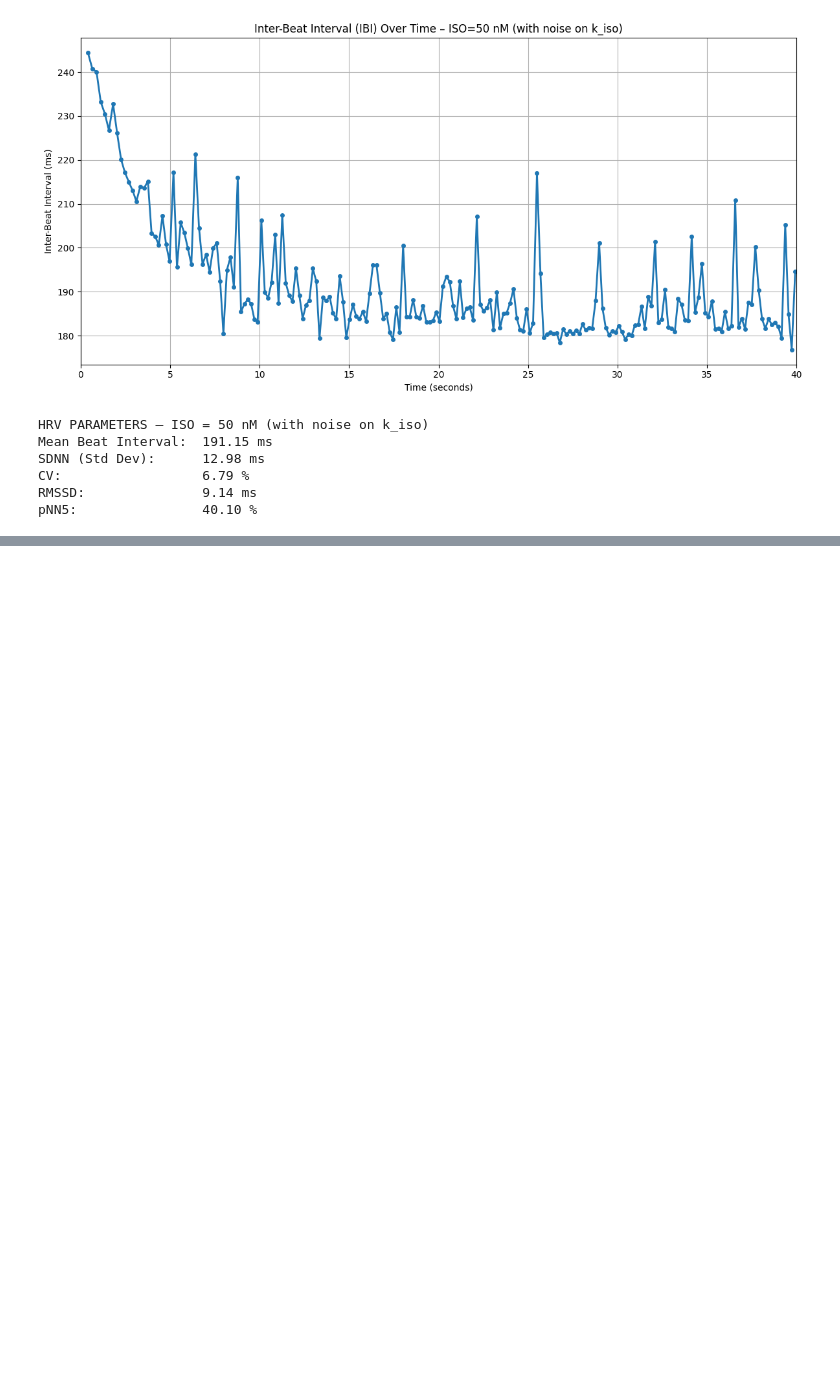
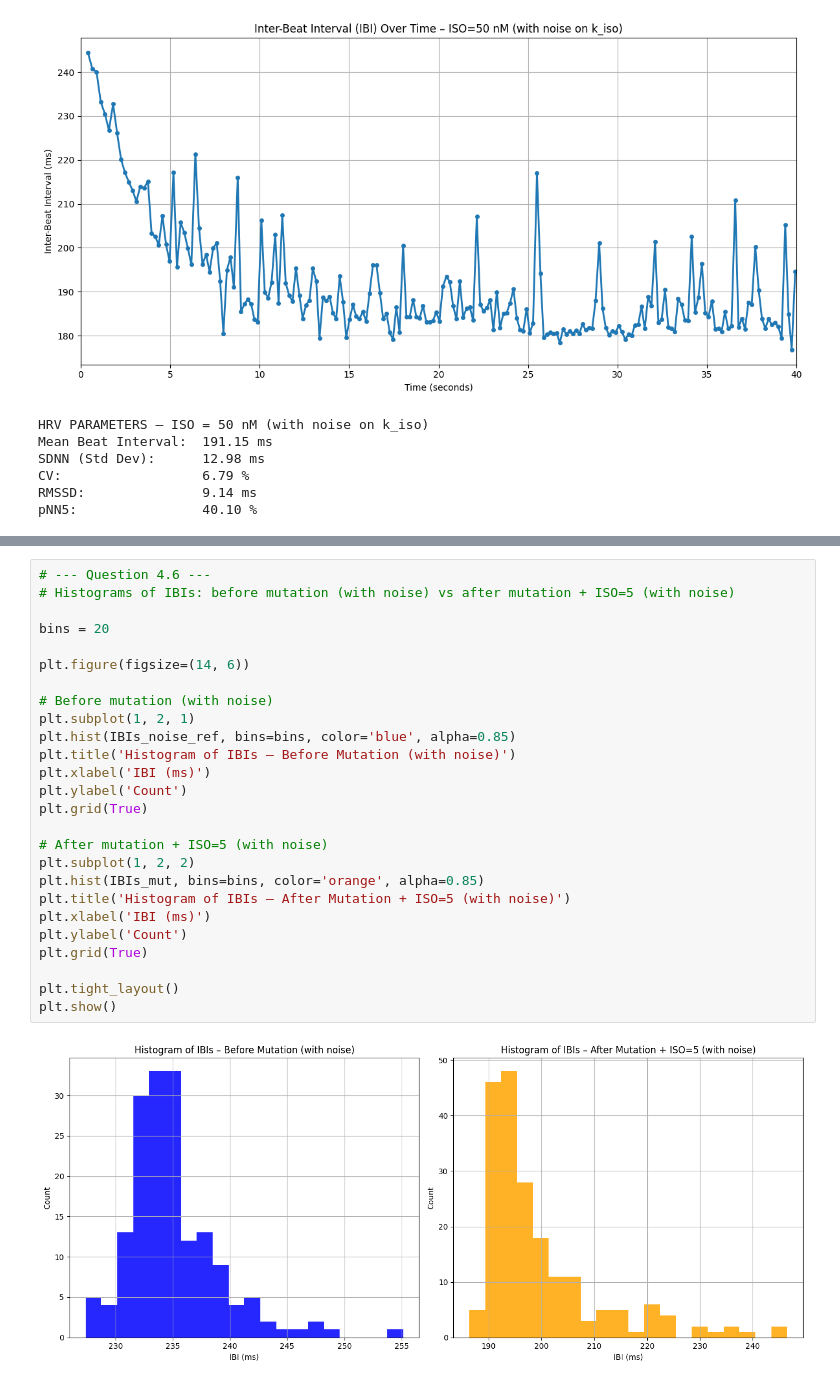
Before and after one commit to Mei-Sab/Project-part-3--BioElectrical-Phenomenas-, a Jupyter notebook: main.ipynb, the cells around one changed output, grey strips where cells are left out. Drawn from its saved outputs; the diff is of its cells as text; blank space fills up the shorter version.

```diff
--- a/main.ipynb
+++ b/main.ipynb
@@ -534,0 +794,28 @@ pNN5:                40.10 %
+# %%
+# --- Question 4.6 ---
+# Histograms of IBIs: before mutation (with noise) vs after mutation + ISO=5 (with noise)
+
+bins = 20
+
+plt.figure(figsize=(14, 6))
+
+# Before mutation (with noise)
+plt.subplot(1, 2, 1)
+plt.hist(IBIs_noise_ref, bins=bins, color='blue', alpha=0.85)
+plt.title('Histogram of IBIs – Before Mutation (with noise)')
+plt.xlabel('IBI (ms)')
+plt.ylabel('Count')
+plt.grid(True)
+
+# After mutation + ISO=5 (with noise)
+plt.subplot(1, 2, 2)
+plt.hist(IBIs_mut, bins=bins, color='orange', alpha=0.85)
+plt.title('Histogram of IBIs – After Mutation + ISO=5 (with noise)')
+plt.xlabel('IBI (ms)')
+plt.ylabel('Count')
+plt.grid(True)
+
+plt.tight_layout()
+plt.show()
+# %% [output]
+[figure, added]
```
Also changed, not shown: parts of 9 cells of this notebook, 2 other files.
